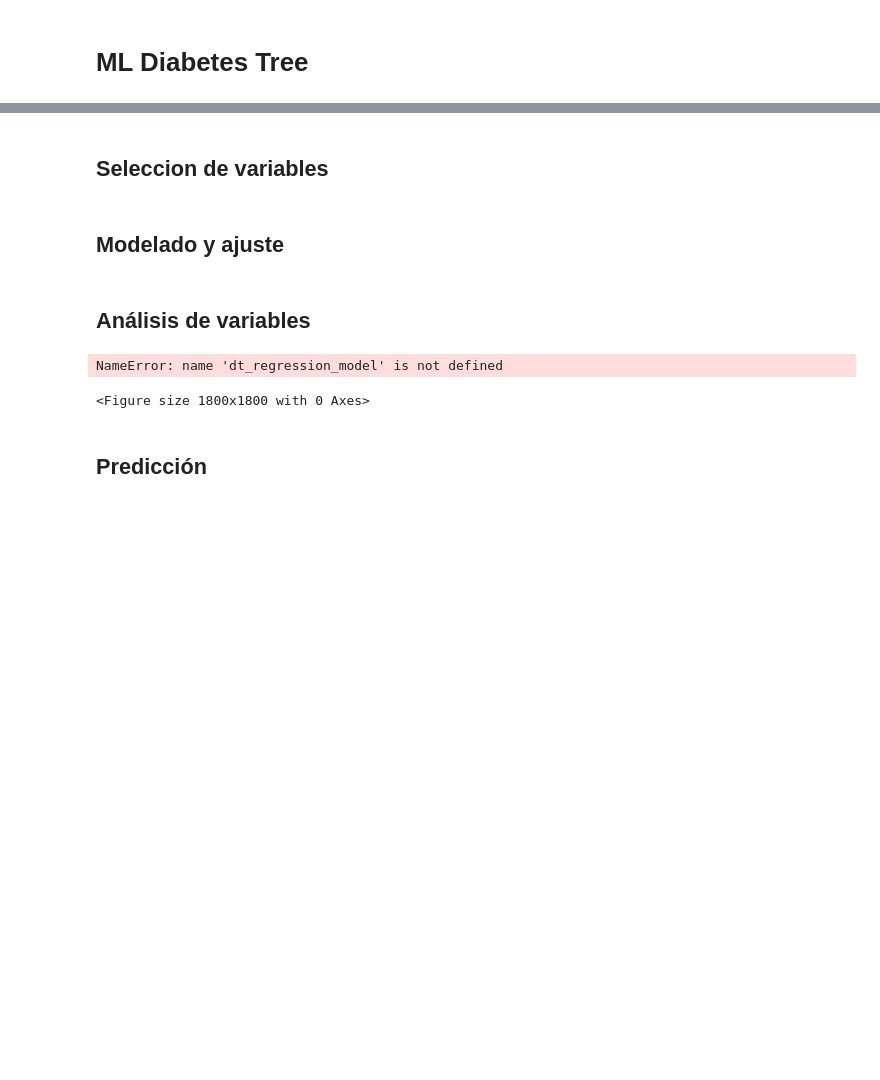
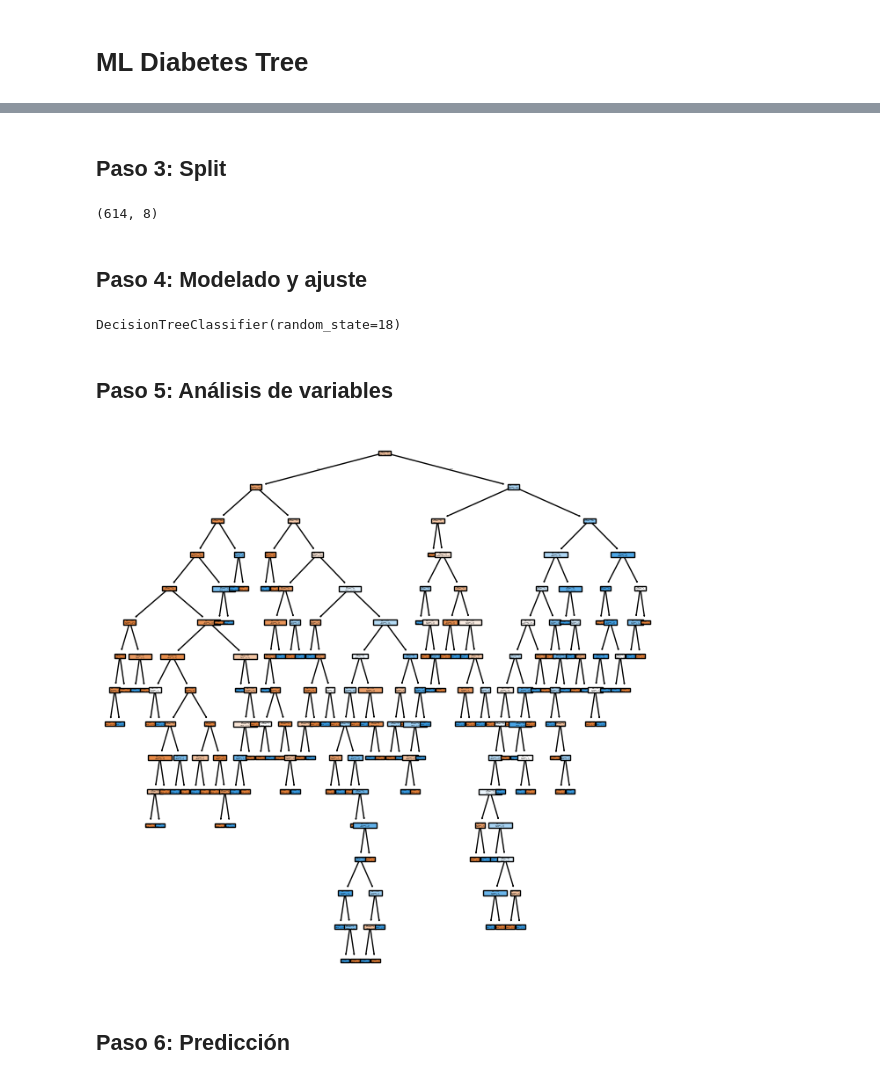
Before and after one commit to 4GeeksAcademy/cristina-chico_machine-learning, a Jupyter notebook: src/04-decision-tree-diabetes.ipynb, the cells around one changed output, grey strips where cells are left out. Drawn from its saved outputs; the diff is of its cells as text; code cells hidden in the pictures; blank space fills up the shorter version.

```diff
--- a/src/04-decision-tree-diabetes.ipynb
+++ b/src/04-decision-tree-diabetes.ipynb
@@ -17,4 +14,3 @@ ImportError: cannot import name 'get_regession_metrics' from 'utils' (/workspace
 # %%
-df_train = pd.read_csv('../../data/clean-petrol-consumption-train.csv')
-
-df_train
+df = pd.read_csv('../data/processed/diabetes_eda.csv')
+df
@@ -25,2 +30,0 @@ df_test.head()
-# %% [markdown]
-## Seleccion de variables
@@ -35,22 +31,33 @@ y_test.unique()
+# %% [markdown]
+## Paso 3: Split
+# %%
+X = df.drop(['Outcome'], axis=1)
+y = df['Outcome']
+
+X_train, X_test, y_train, y_test = train_test_split(X, y, test_size=0.2, random_state=18)
+X_train.shape
+# %% [output]
+(614, 8)
 # %% [markdown]
-## Modelado y ajuste
+## Paso 4: Modelado y ajuste
 # %%
-dt_regression_model = DecisionTreeRegressor(random_state=18)
-dt_regression_model.fit(X_train, y_train)
+model = DecisionTreeClassifier(random_state=18)
+model.fit(X_train, y_train)
+# %% [output]
+DecisionTreeClassifier(random_state=18)
 # %% [markdown]
-## Análisis de variables
+## Paso 5: Análisis de variables
 # %%
-plt.figure(figsize=(18, 18))
+plt.figure(figsize=(8, 8))
 
-tree.plot_tree(dt_regression_model,
+tree.plot_tree(model,
                feature_names=list(X_train.columns),
                filled=True)
 plt.show()
 # TODO: definir class_names. Ex: class_names=["iris setosa", "iris versicolor", "iris virginica"],
 plt.show()
 # %% [output]
-NameError: name 'dt_regression_model' is not defined
-<Figure size 1800x1800 with 0 Axes>
+[figure, added]
 # %% [markdown]
-## Predicción
+## Paso 6: Predicción
 # %%
```
Also changed, not shown: parts of 17 cells of this notebook.
